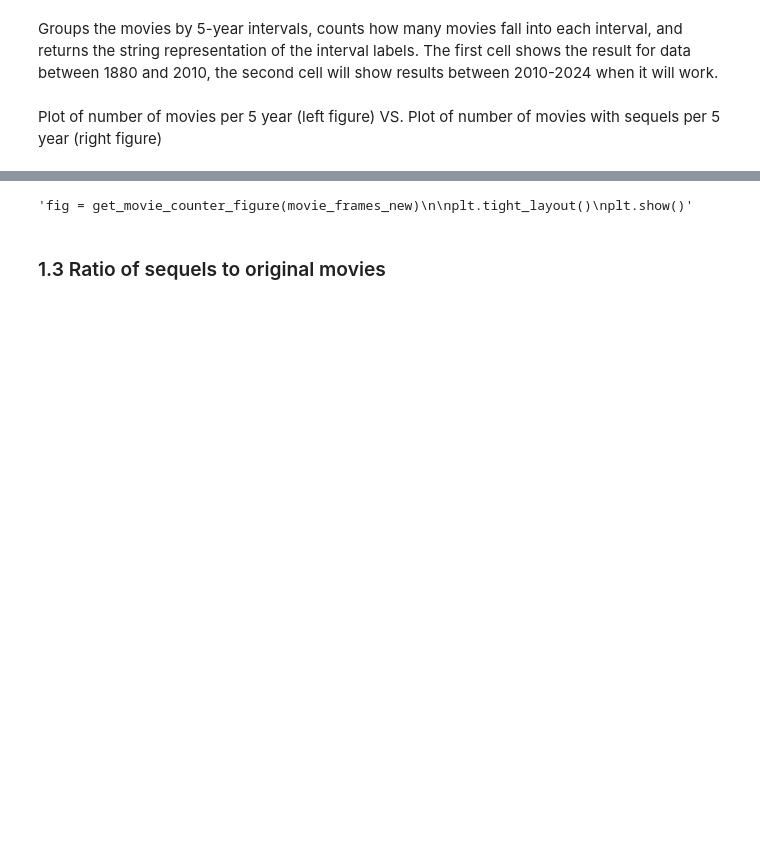
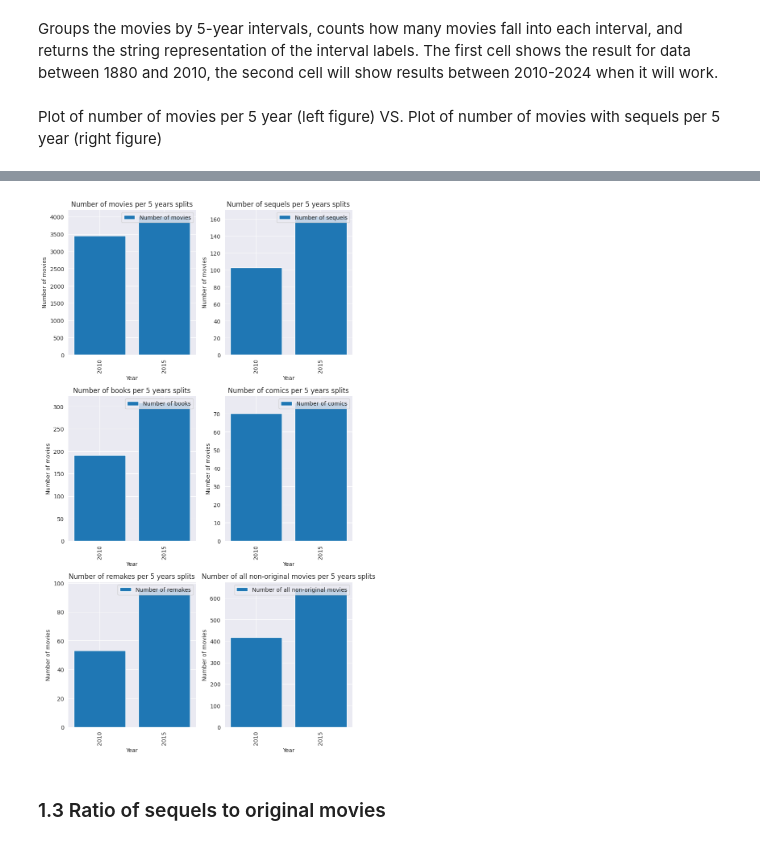
Before and after one commit to epfl-ada/ada-2024-project-onceuponatimeindata, a Jupyter notebook: results.ipynb, the cells around one changed output, grey strips where cells are left out. Cells and saved outputs as stored; diff of their text form; code cells hidden in the pictures; blank space fills up the shorter version.

```diff
--- a/results.ipynb
+++ b/results.ipynb
@@ -65,10 +65,10 @@ plt.show()
 # %%
-"""fig = get_movie_counter_figure(movie_frames_new)
+fig = get_movie_counter_figure(movie_frames_new, split=5)
 
 plt.tight_layout()
-plt.show()"""
+plt.show()
 # %% [output]
-'fig = get_movie_counter_figure(movie_frames_new)\n\nplt.tight_layout()\nplt.show()'
+[figure, added]
 # %% [markdown]
 ### 1.3 Ratio of sequels to original movies
 # %% [markdown]
```
Also changed, not shown: parts of 6 cells of this notebook, 3 other files.
